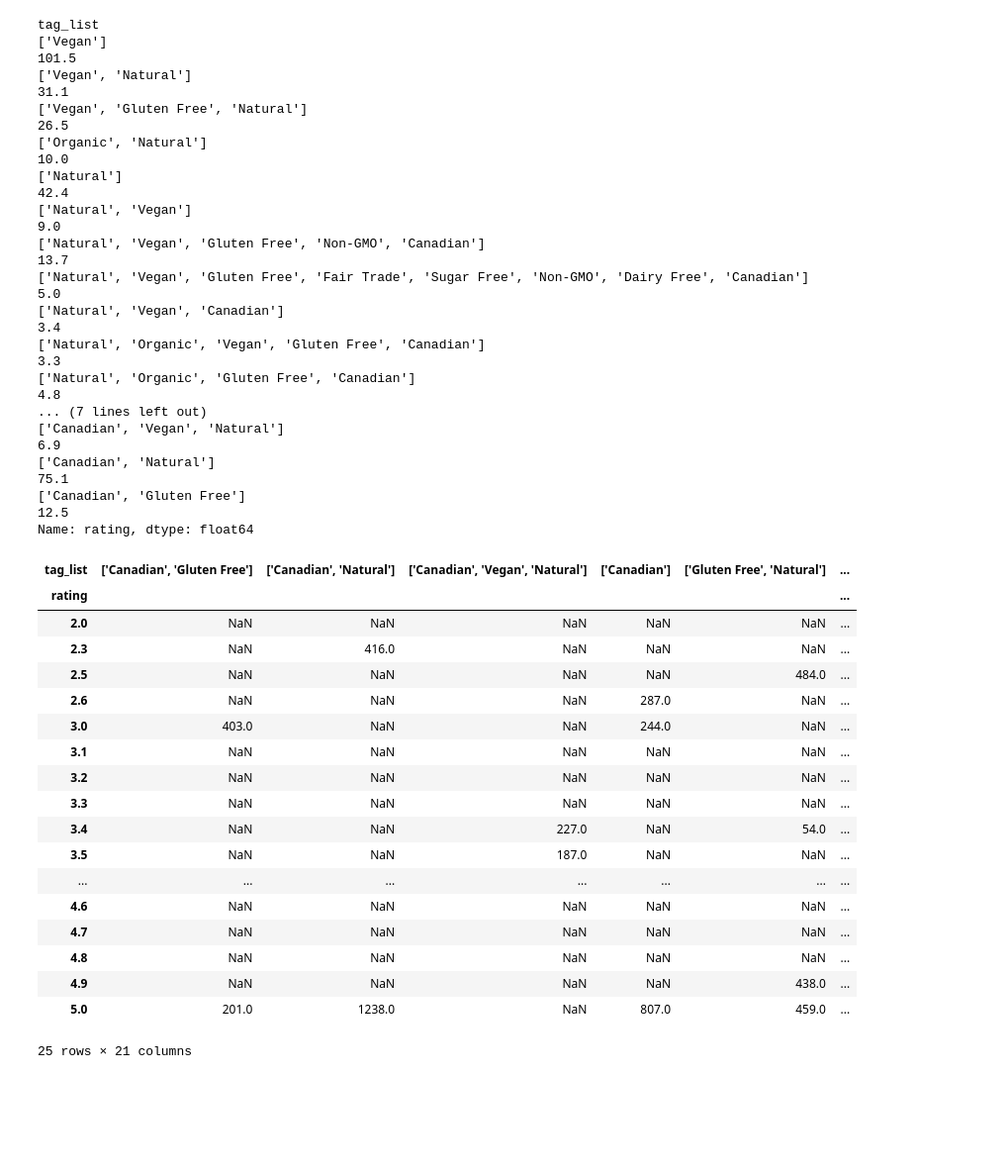
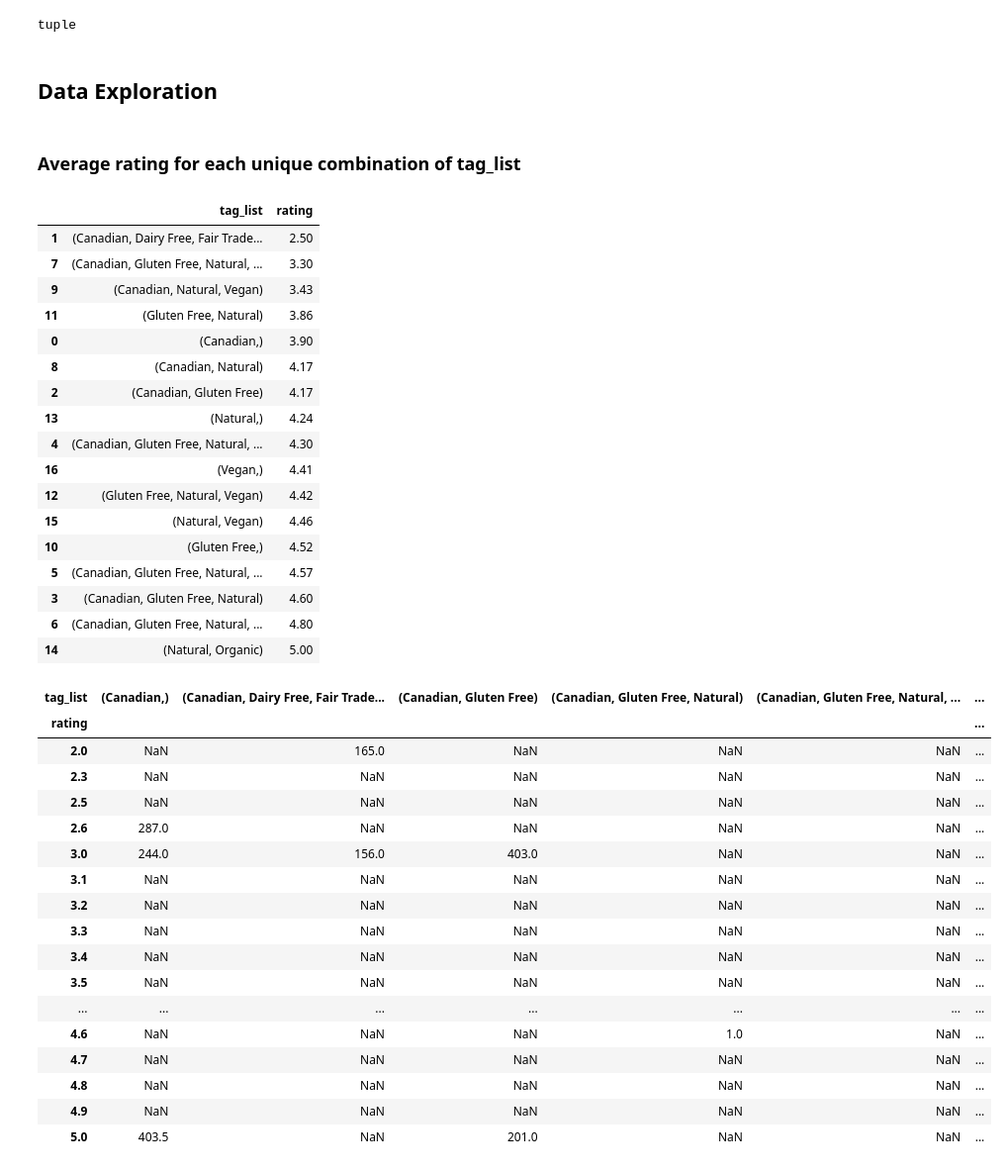
Before and after one commit to AmiJoba22/TEPP_Data_Project, a Jupyter notebook: notebooks/Sheryl_eda.ipynb, the cells around one changed output. Shown at 99% size. Drawn from its saved outputs; the diff is of its cells as text; code cells hidden in the pictures; blank space fills up the shorter version.

```diff
--- a/notebooks/Sheryl_eda.ipynb
+++ b/notebooks/Sheryl_eda.ipynb
@@ -46,0 +63,8 @@ no_nan_values.head()
+# %%
+for index, row in no_nan_values.iterrows():
+        str_list = row['tag_list']
+        new_list = ast.literal_eval(str_list)
+        sorted_list = sorted(new_list)
+        tupled_list = tuple(sorted_list)
+        no_nan_values.at[index, 'tag_list'] = tupled_list
+        print(sorted_list)
@@ -47,44 +113,51 @@ no_nan_values.head()
+# %%
+type(no_nan_values['tag_list'].iloc[0])
+# %% [output]
+tuple
+# %% [markdown]
+## Data Exploration
+# %% [markdown]
+### Average rating for each unique combination of tag_list
 # %%
-
-no_nan_values.groupby('tag_list')['rating'].sum().sort_index(ascending=False)
+no_nan_values.groupby('tag_list')['rating'].mean().round(2).reset_index().sort_values(by='rating')
 # %% [output]
-tag_list
-['Vegan']                                                                                               101.5
-['Vegan', 'Natural']                                                                                     31.1
-['Vegan', 'Gluten Free', 'Natural']                                                                      26.5
-['Organic', 'Natural']                                                                                   10.0
-['Natural']                                                                                              42.4
-['Natural', 'Vegan']                                                                                      9.0
-['Natural', 'Vegan', 'Gluten Free', 'Non-GMO', 'Canadian']                                               13.7
-['Natural', 'Vegan', 'Gluten Free', 'Fair Trade', 'Sugar Free', 'Non-GMO', 'Dairy Free', 'Canadian']      5.0
-['Natural', 'Vegan', 'Canadian']                                                                          3.4
-['Natural', 'Organic', 'Vegan', 'Gluten Free', 'Canadian']                                                3.3
-['Natural', 'Organic', 'Gluten Free', 'Canadian']                                                         4.8
-... (7 lines left out)
-['Canadian', 'Vegan', 'Natural']                                                                          6.9
-['Canadian', 'Natural']                                                                                  75.1
-['Canadian', 'Gluten Free']                                                                              12.5
-Name: rating, dtype: float64
+|  | tag_list | rating |
+| 1 | (Canadian, Dairy Free, Fair Trade... | 2.50 |
+| 7 | (Canadian, Gluten Free, Natural, ... | 3.30 |
+| 9 | (Canadian, Natural, Vegan) | 3.43 |
+| 11 | (Gluten Free, Natural) | 3.86 |
+| 0 | (Canadian,) | 3.90 |
+| 8 | (Canadian, Natural) | 4.17 |
+| 2 | (Canadian, Gluten Free) | 4.17 |
+| 13 | (Natural,) | 4.24 |
+| 4 | (Canadian, Gluten Free, Natural, ... | 4.30 |
+| 16 | (Vegan,) | 4.41 |
+| 12 | (Gluten Free, Natural, Vegan) | 4.42 |
+| 15 | (Natural, Vegan) | 4.46 |
+| 10 | (Gluten Free,) | 4.52 |
+| 5 | (Canadian, Gluten Free, Natural, ... | 4.57 |
+| 3 | (Canadian, Gluten Free, Natural) | 4.60 |
+| 6 | (Canadian, Gluten Free, Natural, ... | 4.80 |
+| 14 | (Natural, Organic) | 5.00 |
 # %%
-new_pivot = no_nan_values.pivot_table(values="id", index='rating', columns='tag_list', aggfunc='sum')
+new_pivot = no_nan_values.pivot_table(values="id", index='rating', columns='tag_list', aggfunc='mean')
 new_pivot
 # %% [output]
-| tag_list | ['Canadian', 'Gluten Free'] | ['Canadian', 'Natural'] | ['Canadian', 'Vegan', 'Natural'] | ['Canadian'] | ['Gluten Free', 'Natural'] | ... |
+| tag_list | (Canadian,) | (Canadian, Dairy Free, Fair Trade... | (Canadian, Gluten Free) | (Canadian, Gluten Free, Natural) | (Canadian, Gluten Free, Natural, ... | ... |
 | rating |  |  |  |  |  | ... |
-| 2.0 | NaN | NaN | NaN | NaN | NaN | ... |
-| 2.3 | NaN | 416.0 | NaN | NaN | NaN | ... |
-| 2.5 | NaN | NaN | NaN | NaN | 484.0 | ... |
-| 2.6 | NaN | NaN | NaN | 287.0 | NaN | ... |
-| 3.0 | 403.0 | NaN | NaN | 244.0 | NaN | ... |
+| 2.0 | NaN | 165.0 | NaN | NaN | NaN | ... |
+| 2.3 | NaN | NaN | NaN | NaN | NaN | ... |
+| 2.5 | NaN | NaN | NaN | NaN | NaN | ... |
+| 2.6 | 287.0 | NaN | NaN | NaN | NaN | ... |
+| 3.0 | 244.0 | 156.0 | 403.0 | NaN | NaN | ... |
 | 3.1 | NaN | NaN | NaN | NaN | NaN | ... |
 | 3.2 | NaN | NaN | NaN | NaN | NaN | ... |
 | 3.3 | NaN | NaN | NaN | NaN | NaN | ... |
-| 3.4 | NaN | NaN | 227.0 | NaN | 54.0 | ... |
-| 3.5 | NaN | NaN | 187.0 | NaN | NaN | ... |
+| 3.4 | NaN | NaN | NaN | NaN | NaN | ... |
+| 3.5 | NaN | NaN | NaN | NaN | NaN | ... |
 | ... | ... | ... | ... | ... | ... | ... |
-| 4.6 | NaN | NaN | NaN | NaN | NaN | ... |
+| 4.6 | NaN | NaN | NaN | 1.0 | NaN | ... |
 | 4.7 | NaN | NaN | NaN | NaN | NaN | ... |
 | 4.8 | NaN | NaN | NaN | NaN | NaN | ... |
-| 4.9 | NaN | NaN | NaN | NaN | 438.0 | ... |
-| 5.0 | 201.0 | 1238.0 | NaN | 807.0 | 459.0 | ... |
+| 4.9 | NaN | NaN | NaN | NaN | NaN | ... |
+| 5.0 | 403.5 | NaN | 201.0 | NaN | NaN | ... |
-25 rows × 21 columns
```
Also changed, not shown: parts of 9 cells of this notebook.
